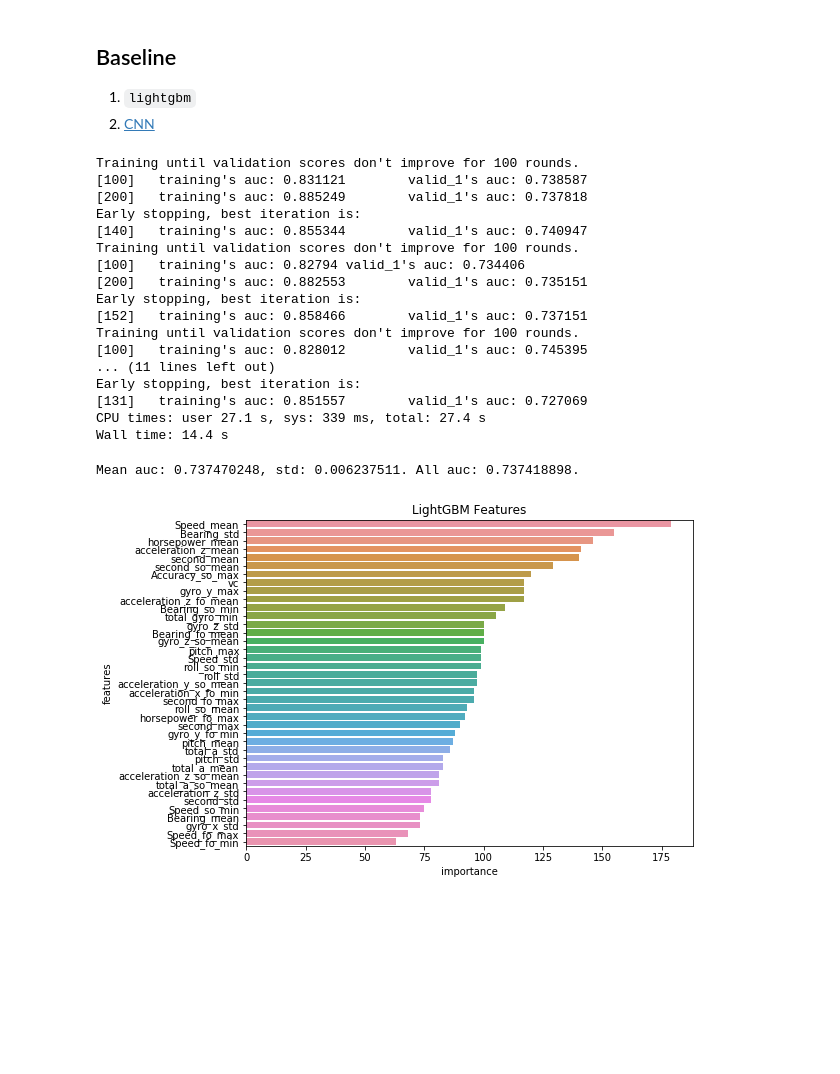
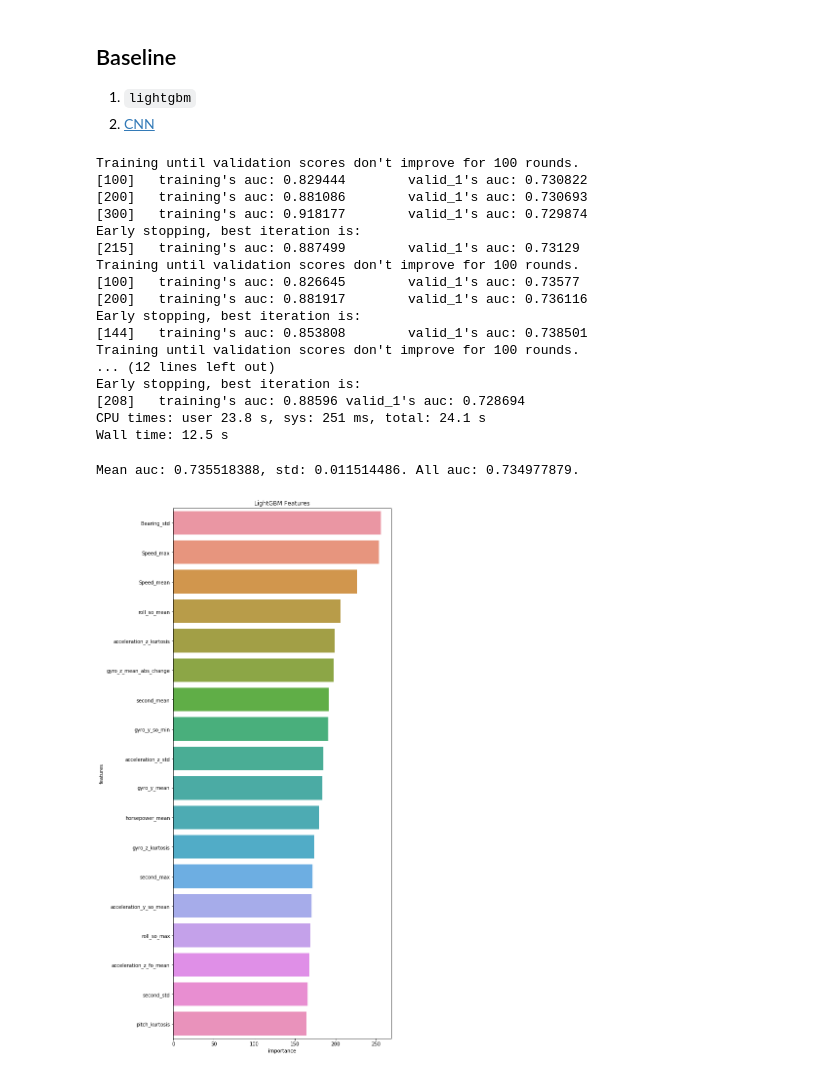
Before and after one commit to wjensheng/grab, a Jupyter notebook: model.ipynb, the cells around one changed output. Drawn from its saved outputs; the diff is of its cells as text; code cells hidden in the pictures; blank space fills up the shorter version.

```diff
--- a/model.ipynb
+++ b/model.ipynb
@@ -37,7 +47,7 @@ PATH_FEATURES = PATH + 'safety/features'
 ## Read in
 Start working from the aggregated dataframe `agg_df`.
 # %%
-train_df = pd.read_pickle(f'{PATH_FEATURES}/agg_df_159.pkl')
+train_df = pd.read_feather(f'{PATH_FEATURES}/sample_new_151')
 
 train_df.head()
 # %% [output]
@@ -127,43 +148,43 @@ for fold, (trn_idx, val_idx) in enumerate(skf.split(train_df, train_df['label'])
     val_aucs.append(val_score)
 # %% [output]
 Training until validation scores don't improve for 100 rounds.
-[100]   training's auc: 0.831121        valid_1's auc: 0.738587
-[200]   training's auc: 0.885249        valid_1's auc: 0.737818
+[100]   training's auc: 0.829444        valid_1's auc: 0.730822
+[200]   training's auc: 0.881086        valid_1's auc: 0.730693
+[300]   training's auc: 0.918177        valid_1's auc: 0.729874
 Early stopping, best iteration is:
-[140]   training's auc: 0.855344        valid_1's auc: 0.740947
+[215]   training's auc: 0.887499        valid_1's auc: 0.73129
 Training until validation scores don't improve for 100 rounds.
-[100]   training's auc: 0.82794 valid_1's auc: 0.734406
-[200]   training's auc: 0.882553        valid_1's auc: 0.735151
+[100]   training's auc: 0.826645        valid_1's auc: 0.73577
+[200]   training's auc: 0.881917        valid_1's auc: 0.736116
 Early stopping, best iteration is:
-[152]   training's auc: 0.858466        valid_1's auc: 0.737151
+[144]   training's auc: 0.853808        valid_1's auc: 0.738501
 Training until validation scores don't improve for 100 rounds.
-[100]   training's auc: 0.828012        valid_1's auc: 0.745395
-... (11 lines left out)
+... (12 lines left out)
 Early stopping, best iteration is:
-[131]   training's auc: 0.851557        valid_1's auc: 0.727069
-CPU times: user 27.1 s, sys: 339 ms, total: 27.4 s
-Wall time: 14.4 s
+[208]   training's auc: 0.88596 valid_1's auc: 0.728694
+CPU times: user 23.8 s, sys: 251 ms, total: 24.1 s
+Wall time: 12.5 s
 # %%
 mean_auc = np.mean(val_aucs)
 std_auc = np.std(val_aucs)
 all_auc = roc_auc_score(oof['label'], oof['predict'])
 print("Mean auc: %.9f, std: %.9f. All auc: %.9f." % (mean_auc, std_auc, all_auc))
 # %% [output]
-Mean auc: 0.737470248, std: 0.006237511. All auc: 0.737418898.
+Mean auc: 0.735518388, std: 0.011514486. All auc: 0.734977879.
 # %%
 feature_score = lgb_clf.feature_importance()
 
 features_df = pd.DataFrame({'features': features,
                             'importance': feature_score})
 
 features_df = features_df.sort_values('importance', ascending=False)
 
-# features_df = features_df[:int(len(features)/2)]
+features_df = features_df[:int(len(features)/2)]
 
-plt.figure(figsize=(8,6))
+plt.figure(figsize=(8,20))
 sns.barplot(x="importance", y="features",
             data=features_df)
 plt.title('LightGBM Features')
 plt.show()
 # %% [output]
-[figure, old version]
+[figure, new version]
```
Also changed, not shown: parts of 7 cells of this notebook.
